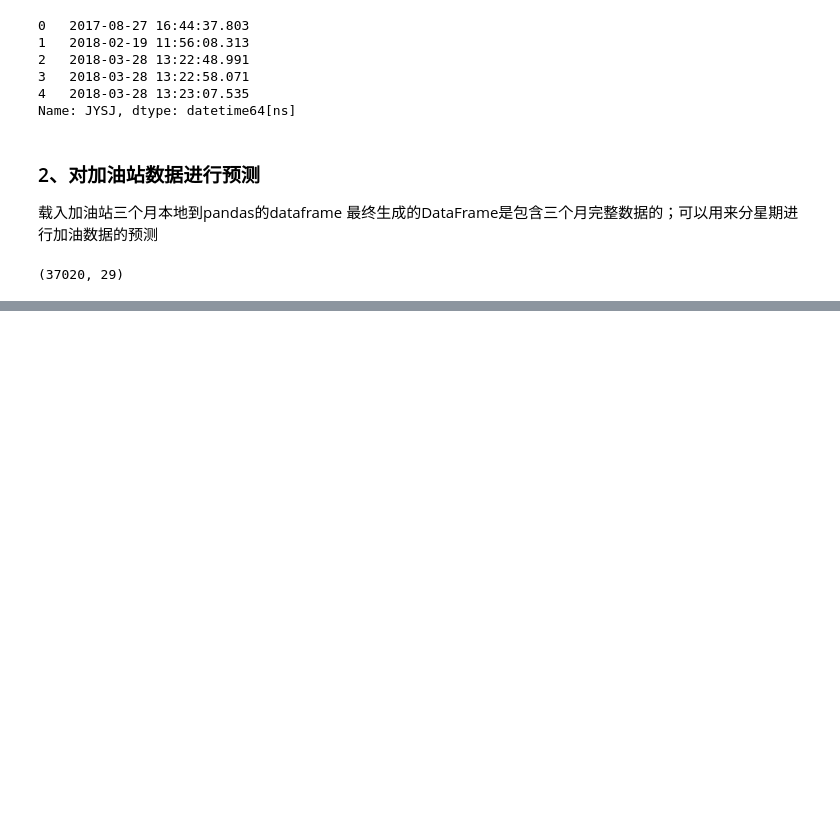
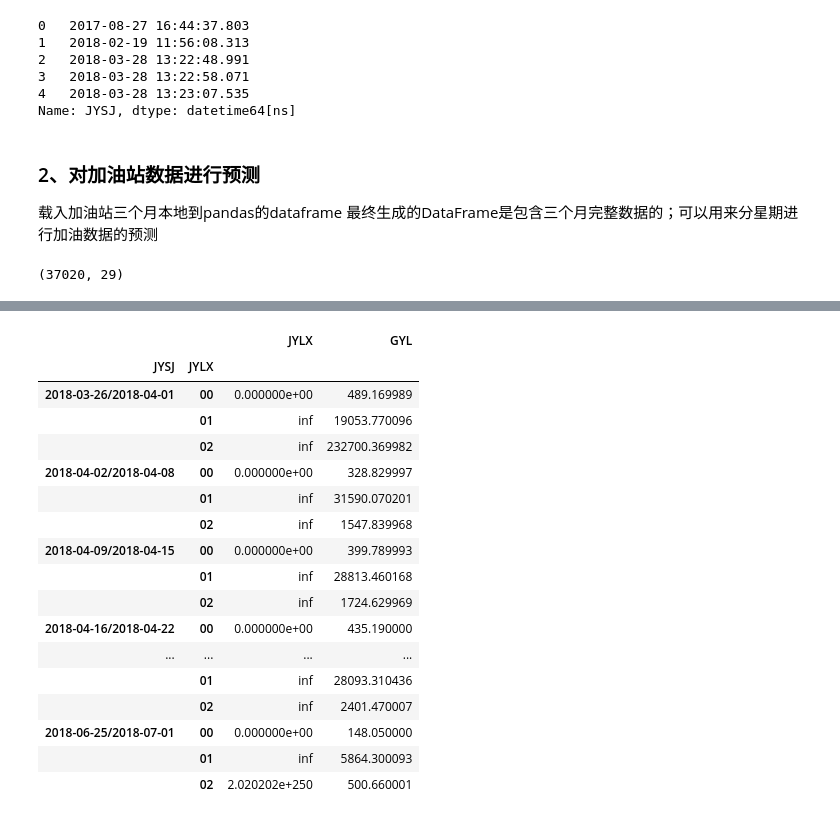
Before and after one commit to nobyte99/LearningML, a Jupyter notebook: app/UserProfile.ipynb, the cells around one changed output, grey strips where cells are left out. Drawn from its saved outputs; the diff is of its cells as text; code cells hidden in the pictures; blank space fills up the shorter version.

```diff
--- a/app/UserProfile.ipynb
+++ b/app/UserProfile.ipynb
@@ -87,0 +146,23 @@ data.shape
+# %%
+mm1=dataFrom1[[ 'JYLX','GYL']].groupby(['JYSJ', 'JYLX']).apply(sum)
+# %%
+mm1
+# %% [output]
+|  |  | JYLX | GYL |
+| JYSJ | JYLX |  |  |
+| 2018-03-26/2018-04-01 | 00 | 0.000000e+00 | 489.169989 |
+|  | 01 | inf | 19053.770096 |
+|  | 02 | inf | 232700.369982 |
+| 2018-04-02/2018-04-08 | 00 | 0.000000e+00 | 328.829997 |
+|  | 01 | inf | 31590.070201 |
+|  | 02 | inf | 1547.839968 |
+| 2018-04-09/2018-04-15 | 00 | 0.000000e+00 | 399.789993 |
+|  | 01 | inf | 28813.460168 |
+|  | 02 | inf | 1724.629969 |
+| 2018-04-16/2018-04-22 | 00 | 0.000000e+00 | 435.190000 |
+| ... | ... | ... | ... |
+|  | 01 | inf | 28093.310436 |
+|  | 02 | inf | 2401.470007 |
+| 2018-06-25/2018-07-01 | 00 | 0.000000e+00 | 148.050000 |
+|  | 01 | inf | 5864.300093 |
+|  | 02 | 2.020202e+250 | 500.660001 |
```
Also changed, not shown: parts of 8 cells of this notebook.
